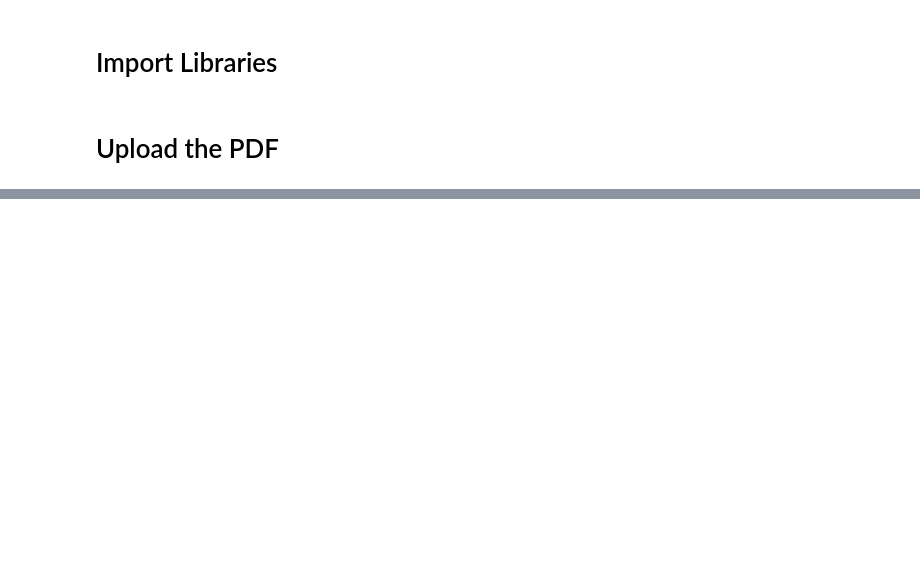
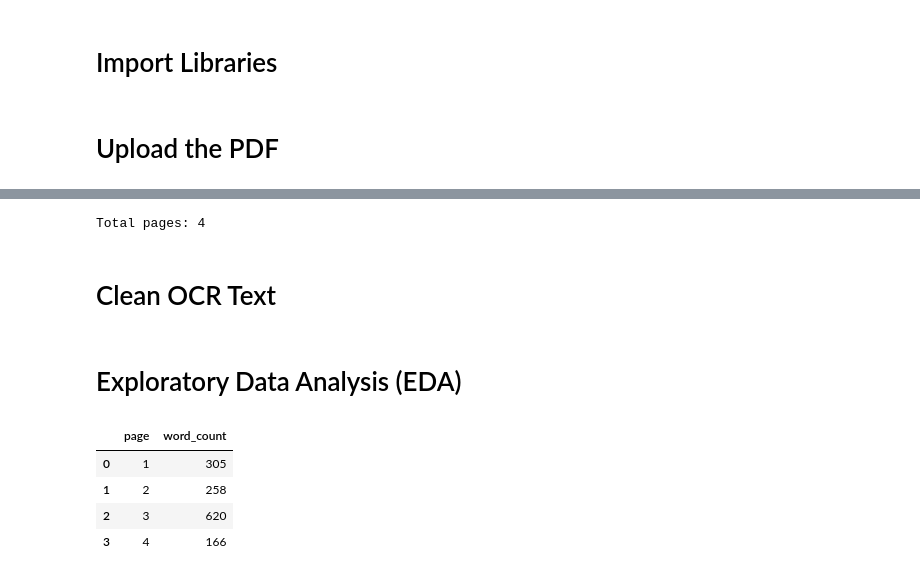
Before and after one commit to samirp92/Data-Science-Challenge_16909785, a Jupyter notebook: Data_Science_Challenge_449596.ipynb, the cells around one changed output, grey strips where cells are left out. Drawn from its saved outputs; the diff is of its cells as text; code cells hidden in the pictures; blank space fills up the shorter version.

```diff
--- a/Data_Science_Challenge_449596.ipynb
+++ b/Data_Science_Challenge_449596.ipynb
@@ -70,12 +51,0 @@ def preprocess_image(img):
-# %%
-all_text = ""
-
-for i,page in enumerate(pages):
-
-    processed = preprocess_image(page)
-
-    text = pytesseract.image_to_string(processed)
-
-    print("Page",i+1,"processed")
-
-    all_text += text + "\n"
@@ -127,0 +52,26 @@ genai.configure(api_key=GOOGLE_API_KEY)
+# %%
+def extract_text_from_pdf(pdf_path):
+
+    images = convert_from_path(pdf_path)
+
+    pages = []
+
+    for i, img in enumerate(images):
+
+        text = pytesseract.image_to_string(img)
+
+        pages.append({
+            "page": i + 1,
+            "text": text
+        })
+
+    return pages
+
+
+pages = extract_text_from_pdf(pdf_path)
+
+print("Total pages:", len(pages))
+# %% [output]
+Total pages: 4
+# %% [markdown]
+# Clean OCR Text
@@ -127,0 +91,24 @@ genai.configure(api_key=GOOGLE_API_KEY)
+# %% [markdown]
+# Exploratory Data Analysis (EDA)
+# %%
+word_counts = []
+
+for p in pages:
+
+    words = p["clean_text"].split()
+
+    word_counts.append(len(words))
+
+
+df_wc = pd.DataFrame({
+    "page": range(1, len(word_counts)+1),
+    "word_count": word_counts
+})
+
+df_wc
+# %% [output]
+|  | page | word_count |
+| 0 | 1 | 305 |
+| 1 | 2 | 258 |
+| 2 | 3 | 620 |
+| 3 | 4 | 166 |
```
Also changed, not shown: parts of 26 cells of this notebook.
